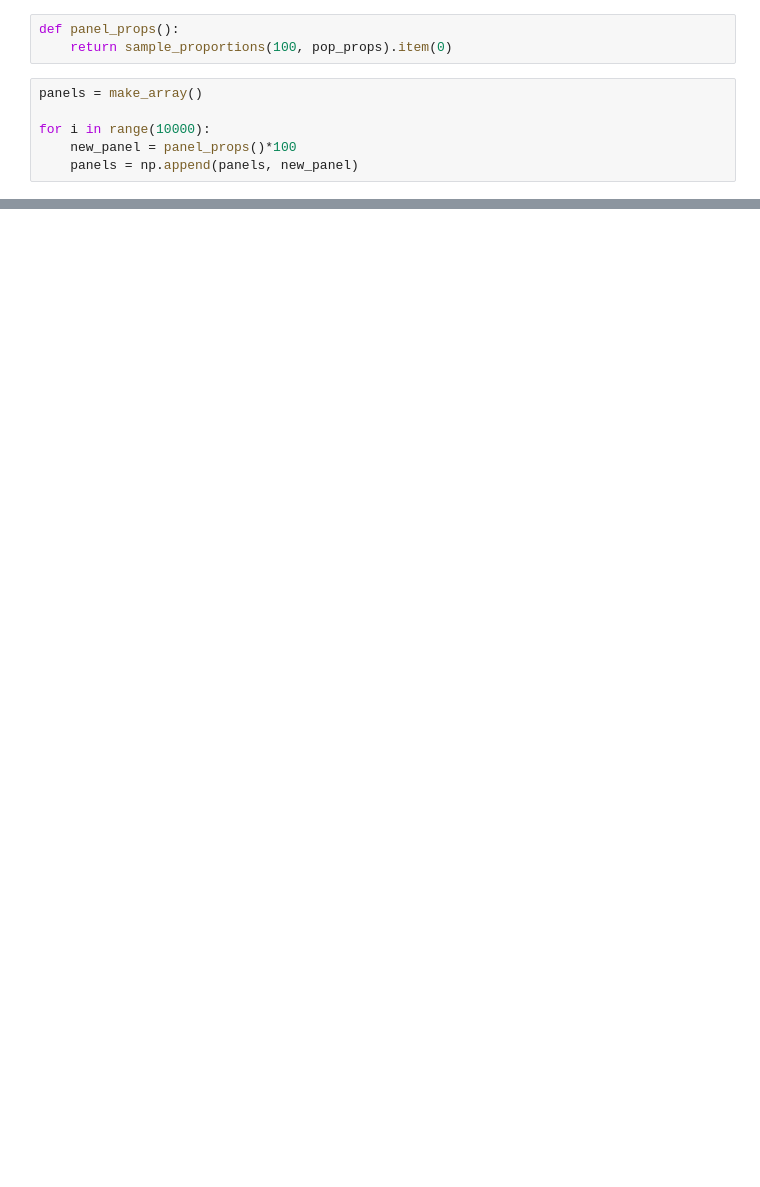
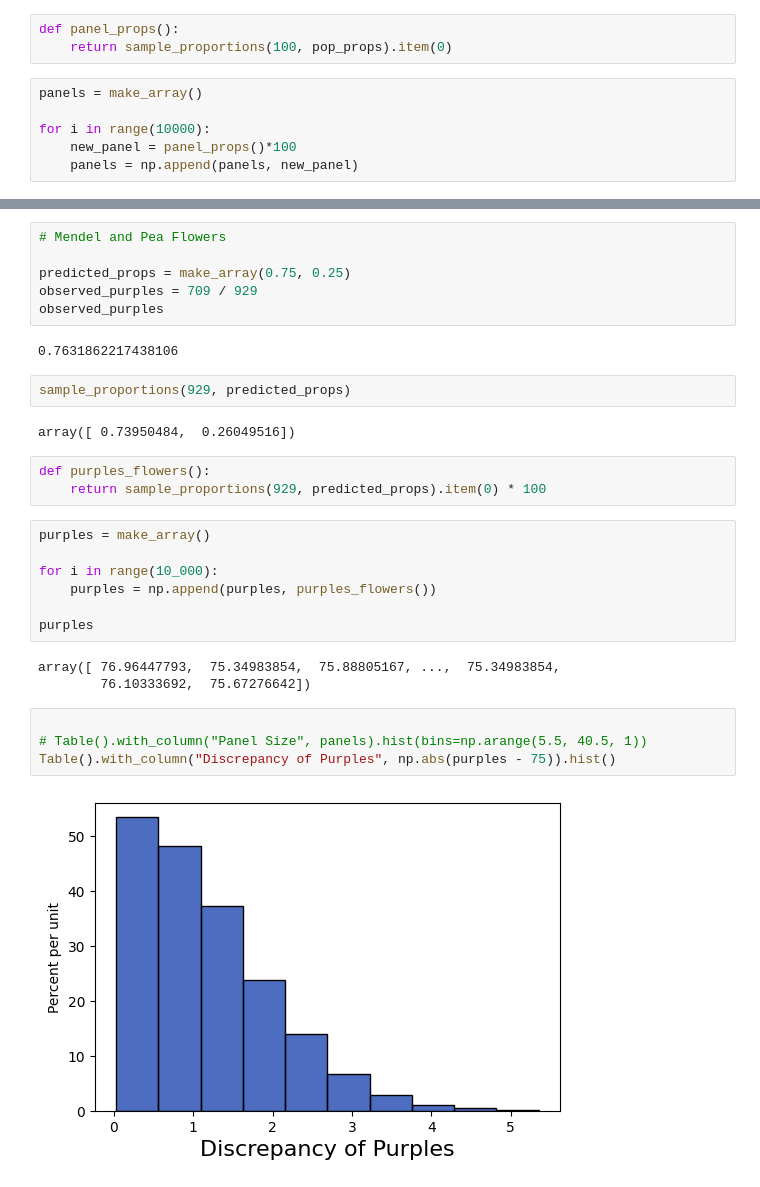
Before and after one commit to lochnes-007/Data8, a Jupyter notebook: 16-Models.ipynb, the cells around one changed output, grey strips where cells are left out. Drawn from its saved outputs; the diff is of its cells as text; blank space fills up the shorter version.

```diff
--- a/16-Models.ipynb
+++ b/16-Models.ipynb
@@ -78,0 +79,31 @@ panels_tab = Table().with_column("Panel Size", panels).hist(bins=np.arange(5.5,
+# %%
+# Mendel and Pea Flowers
+
+predicted_props = make_array(0.75, 0.25)
+observed_purples = 709 / 929
+observed_purples
+# %% [output]
+0.7631862217438106
+# %%
+sample_proportions(929, predicted_props)
+# %% [output]
+array([ 0.73950484,  0.26049516])
+# %%
+def purples_flowers():
+    return sample_proportions(929, predicted_props).item(0) * 100
+# %%
+purples = make_array()
+
+for i in range(10_000):
+    purples = np.append(purples, purples_flowers())
+
+purples
+# %% [output]
+array([ 76.96447793,  75.34983854,  75.88805167, ...,  75.34983854,
+        76.10333692,  75.67276642])
+# %%
+
+# Table().with_column("Panel Size", panels).hist(bins=np.arange(5.5, 40.5, 1))
+Table().with_column("Discrepancy of Purples", np.abs(purples - 75)).hist()
+# %% [output]
+[figure, added]
```
Also changed, not shown: parts of 4 cells of this notebook.
